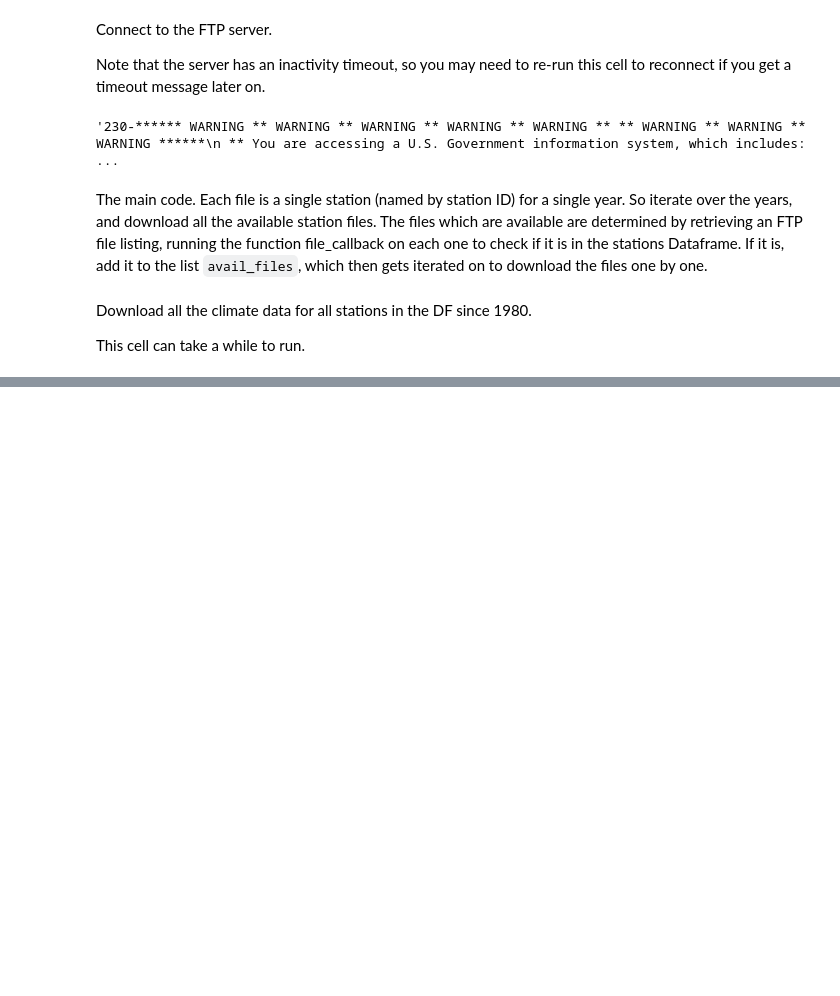
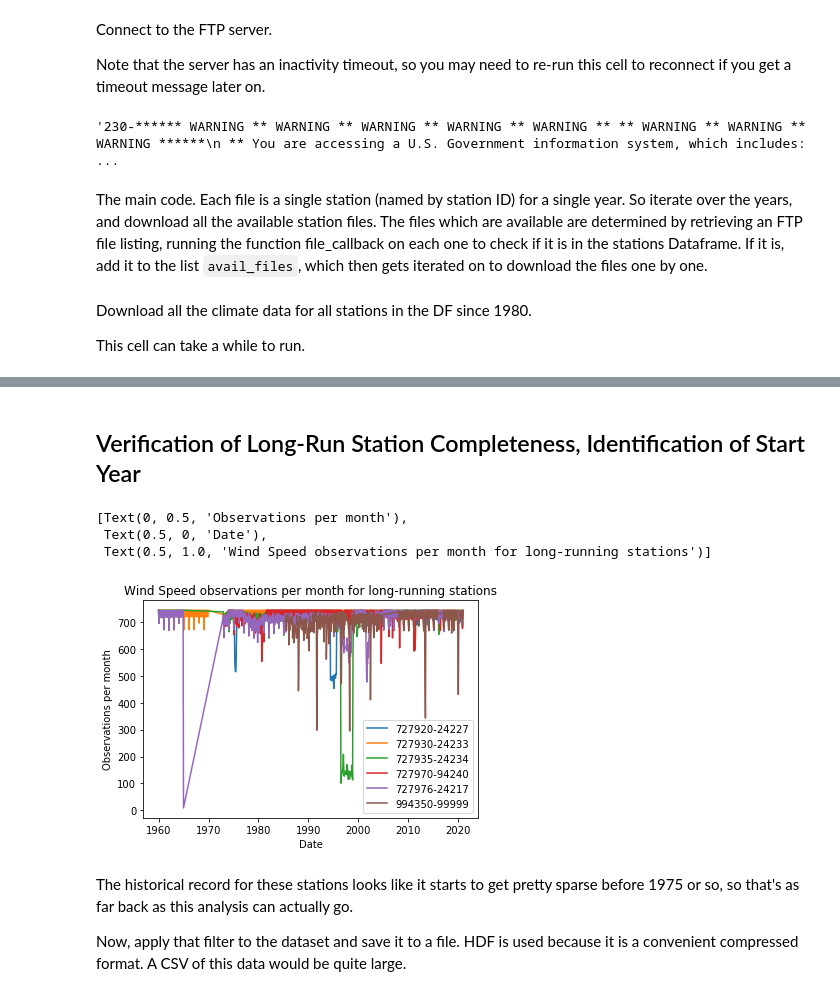
Before and after one commit to bedaro/hcde-410-final, a Jupyter notebook: FetchClimateData.ipynb, the cells around one changed output, grey strips where cells are left out. Cells and saved outputs as stored; diff of their text form; code cells hidden in the pictures; blank space fills up the shorter version.

```diff
--- a/FetchClimateData.ipynb
+++ b/FetchClimateData.ipynb
@@ -80,0 +229,3 @@ do_download(ftp, longrun_stations, range(1960, 2021), "data/long-run-1960/")
+# %%
+longrun = do_process("data/long-run-1960/")
+longrun
@@ -80,0 +246,20 @@ do_download(ftp, longrun_stations, range(1960, 2021), "data/long-run-1960/")
+# %% [markdown]
+## Verification of Long-Run Station Completeness, Identification of Start Year
+# %%
+years = longrun['date'].dt.year.sort_values().unique()
+longrun['yearmonth'] = longrun['date'].dt.year + (longrun['date'].dt.month - 1) / 12
+counts = longrun.groupby(['station_id','yearmonth']).count()
+fig, ax = plt.subplots()
+for name,group in counts.groupby(level=0):
+    ax.plot(group.index.get_level_values(1).to_numpy(), group['wind_speed'].to_numpy(), label=name)
+ax.legend()
+ax.set(title="Wind Speed observations per month for long-running stations", ylabel="Observations per month", xlabel="Date")
+# %% [output]
+[Text(0, 0.5, 'Observations per month'),
+ Text(0.5, 0, 'Date'),
+ Text(0.5, 1.0, 'Wind Speed observations per month for long-running stations')]
+[figure, added]
+# %% [markdown]
+The historical record for these stations looks like it starts to get pretty sparse before 1975 or so, so that's as far back as this analysis can actually go.
+
+Now, apply that filter to the dataset and save it to a file. HDF is used because it is a convenient compressed format. A CSV of this data would be quite large.
```
Also changed, not shown: parts of 34 cells of this notebook, 9 other files.
